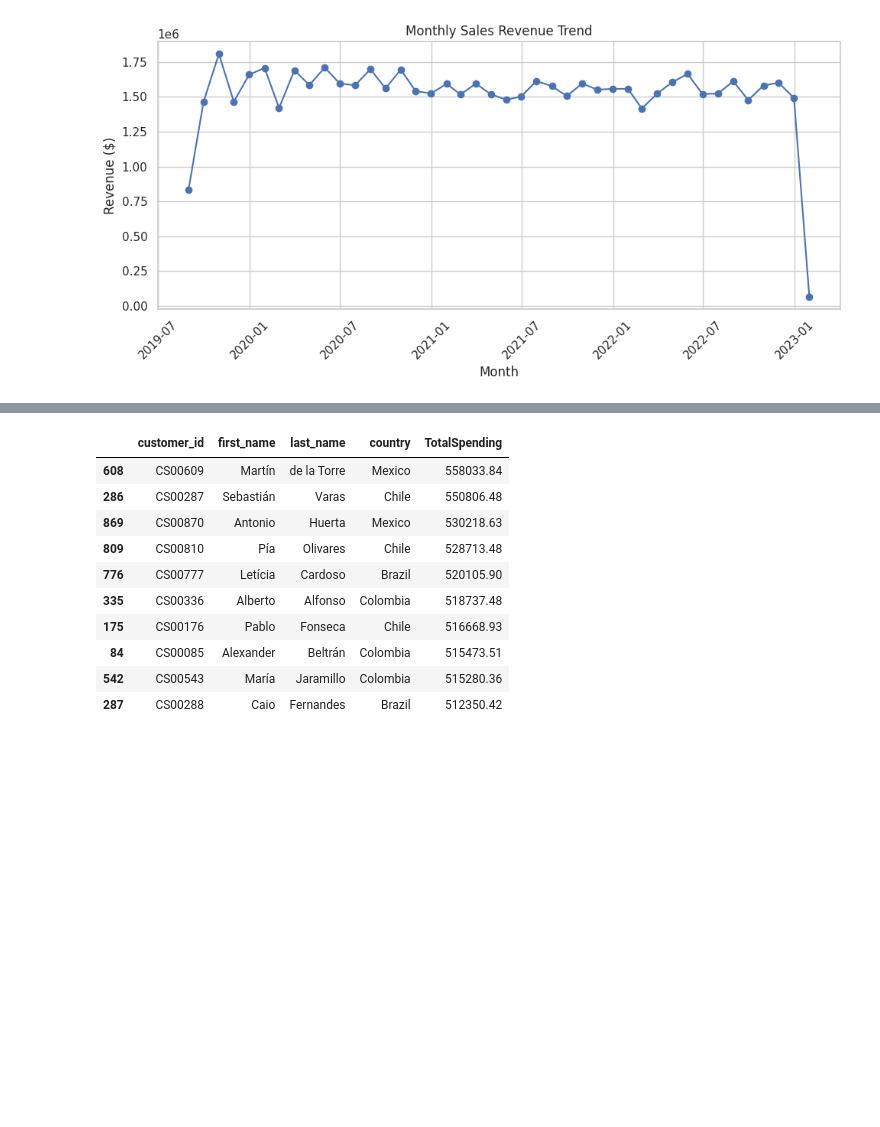
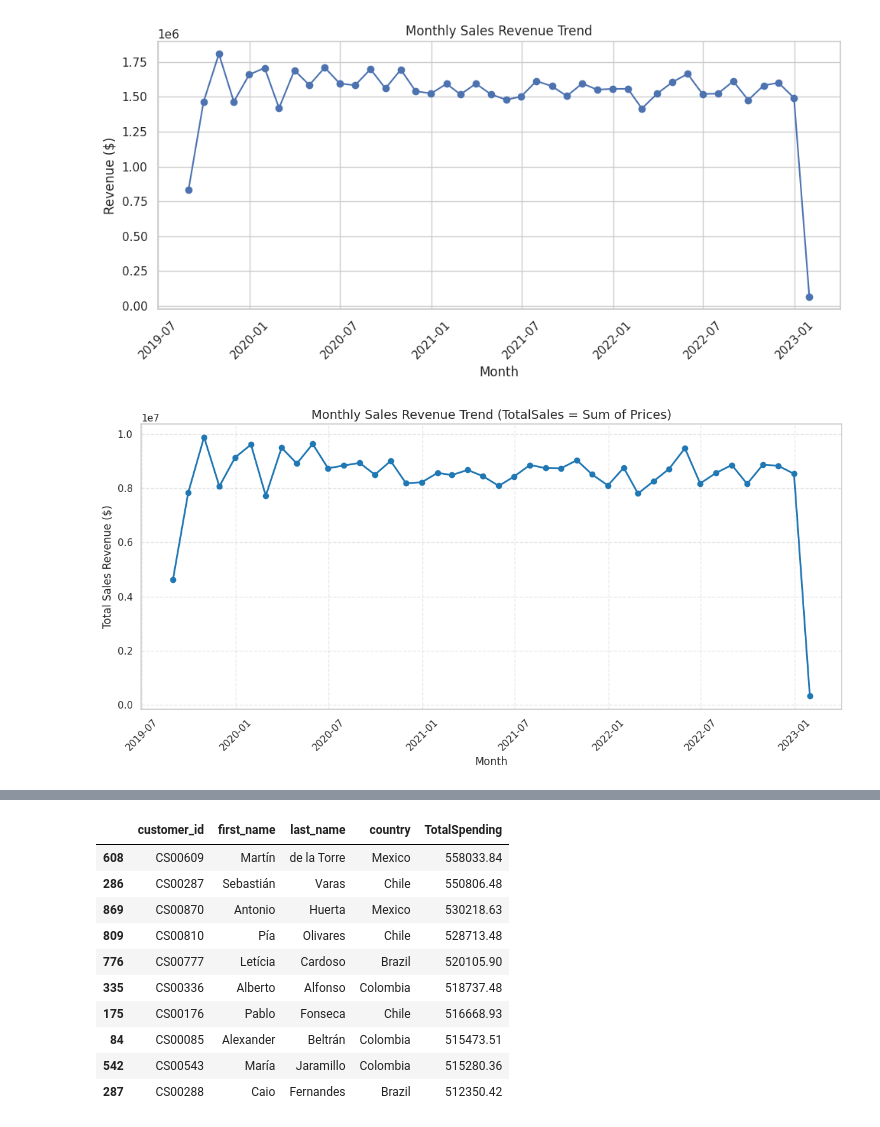
Before and after one commit to VY-MS123/NTUC_Capstone_MarketAnalysis, a Jupyter notebook: Capstone_Market.ipynb, the cells around one changed output, grey strips where cells are left out. Cells and saved outputs as stored; diff of their text form; code cells hidden in the pictures; blank space fills up the shorter version.

```diff
--- a/Capstone_Market.ipynb
+++ b/Capstone_Market.ipynb
@@ -139,6 +143,33 @@ plt.tight_layout()
 plt.show()
 # %% [output]
 [figure]
+# %%
+import pandas as pd
+import matplotlib.pyplot as plt
+
+# Group by month using the updated TotalSales column (equal to price)
+monthly_sales_updated = df.resample("ME", on="order_date")["TotalSales"].sum().reset_index()
+
+# Plot the updated trend
+plt.figure(figsize=(12, 6))
+plt.plot(
+    monthly_sales_updated["order_date"],
+    monthly_sales_updated["TotalSales"],
+    marker="o",
+    color="#1f77b4",
+    linestyle="-",
+    linewidth=2
+)
+
+plt.title("Monthly Sales Revenue Trend (TotalSales = Sum of Prices)", fontsize=14)
+plt.xlabel("Month", fontsize=12)
+plt.ylabel("Total Sales Revenue ($)", fontsize=12)
+plt.grid(True, linestyle='--', alpha=0.5)
+plt.xticks(rotation=45)
+plt.tight_layout()
+plt.show()
+# %% [output]
+[figure, added]
 # %%
 import matplotlib.pyplot as plt
 import seaborn as sns
```
Also changed, not shown: parts of 2 cells of this notebook.
